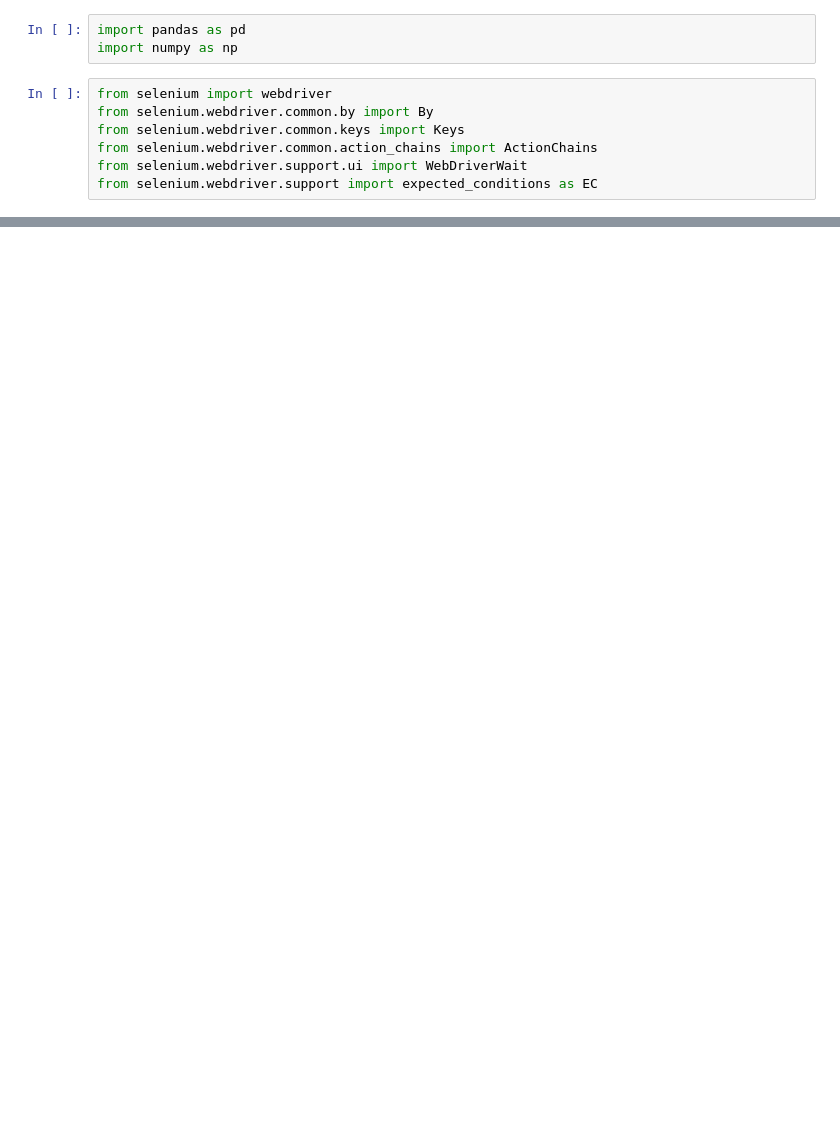
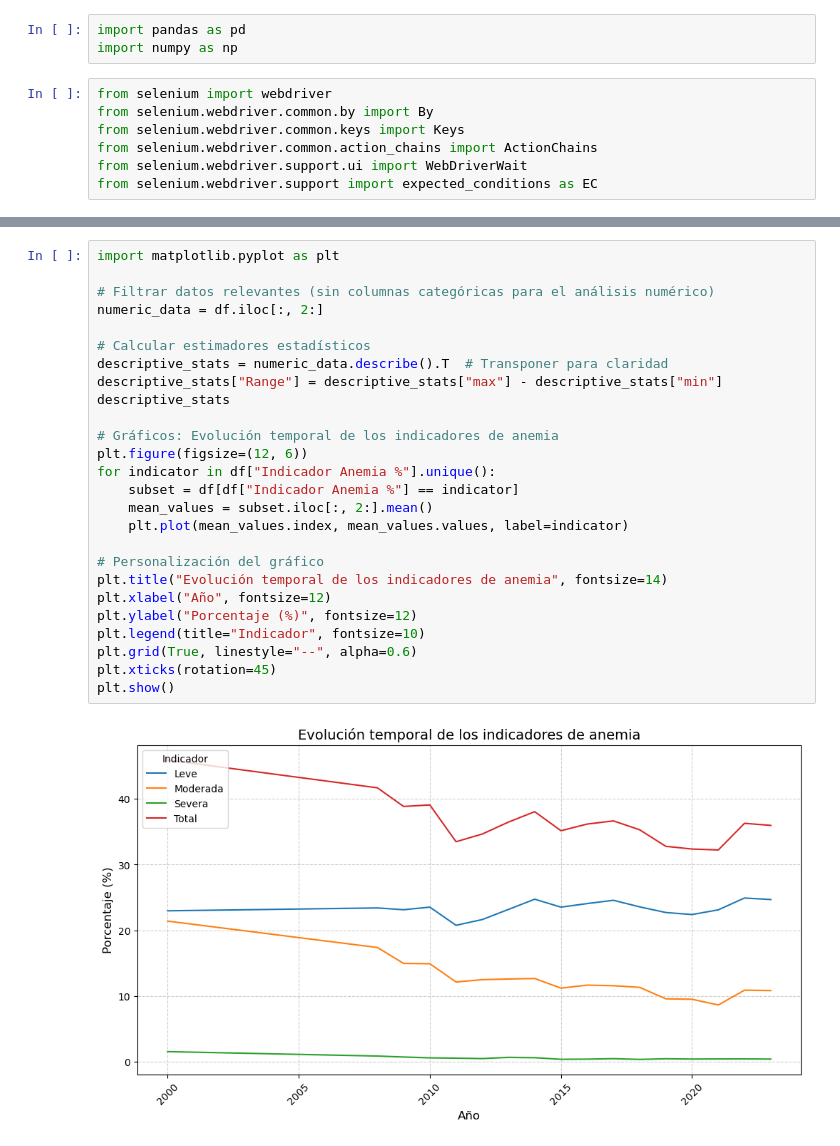
Before and after one commit to Flavia-Vasquez/Anemia-Infantil, a Jupyter notebook: Grupo_procesamiento_analisis/procesamiento_analisis.ipynb, the cells around one changed output, grey strips where cells are left out. Saved outputs shown, nothing was run; the diff lists cells and outputs as text; blank space fills up the shorter version.

```diff
--- a/Grupo_procesamiento_analisis/procesamiento_analisis.ipynb
+++ b/Grupo_procesamiento_analisis/procesamiento_analisis.ipynb
@@ -145,0 +164,28 @@ print(df)
+# %%
+import matplotlib.pyplot as plt
+
+# Filtrar datos relevantes (sin columnas categóricas para el análisis numérico)
+numeric_data = df.iloc[:, 2:]
+
+# Calcular estimadores estadísticos
+descriptive_stats = numeric_data.describe().T  # Transponer para claridad
+descriptive_stats["Range"] = descriptive_stats["max"] - descriptive_stats["min"]
+descriptive_stats
+
+# Gráficos: Evolución temporal de los indicadores de anemia
+plt.figure(figsize=(12, 6))
+for indicator in df["Indicador Anemia %"].unique():
+    subset = df[df["Indicador Anemia %"] == indicator]
+    mean_values = subset.iloc[:, 2:].mean()
+    plt.plot(mean_values.index, mean_values.values, label=indicator)
+
+# Personalización del gráfico
+plt.title("Evolución temporal de los indicadores de anemia", fontsize=14)
+plt.xlabel("Año", fontsize=12)
+plt.ylabel("Porcentaje (%)", fontsize=12)
+plt.legend(title="Indicador", fontsize=10)
+plt.grid(True, linestyle="--", alpha=0.6)
+plt.xticks(rotation=45)
+plt.show()
+# %% [output]
+[figure, added]
```
Also changed, not shown: parts of 2 cells of this notebook.
